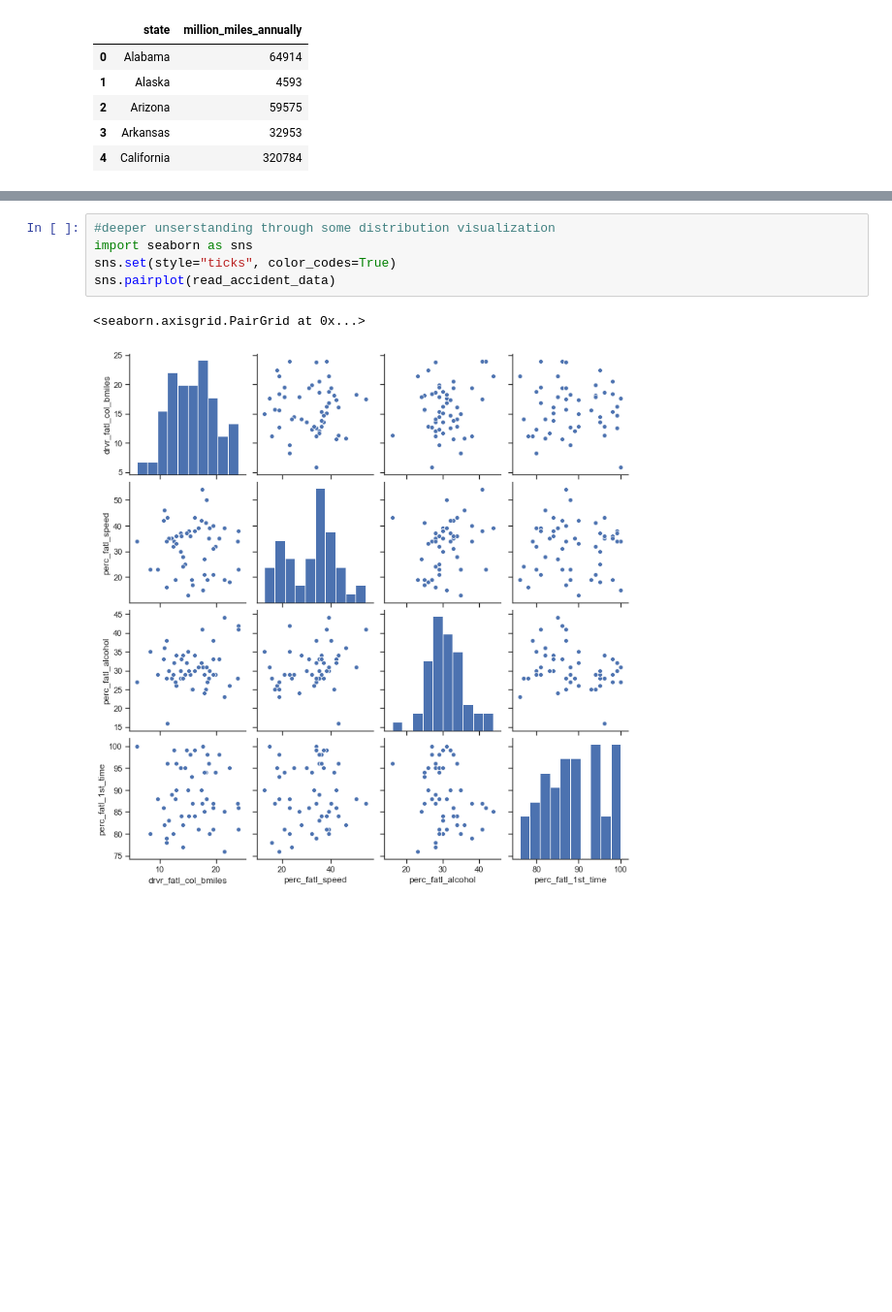
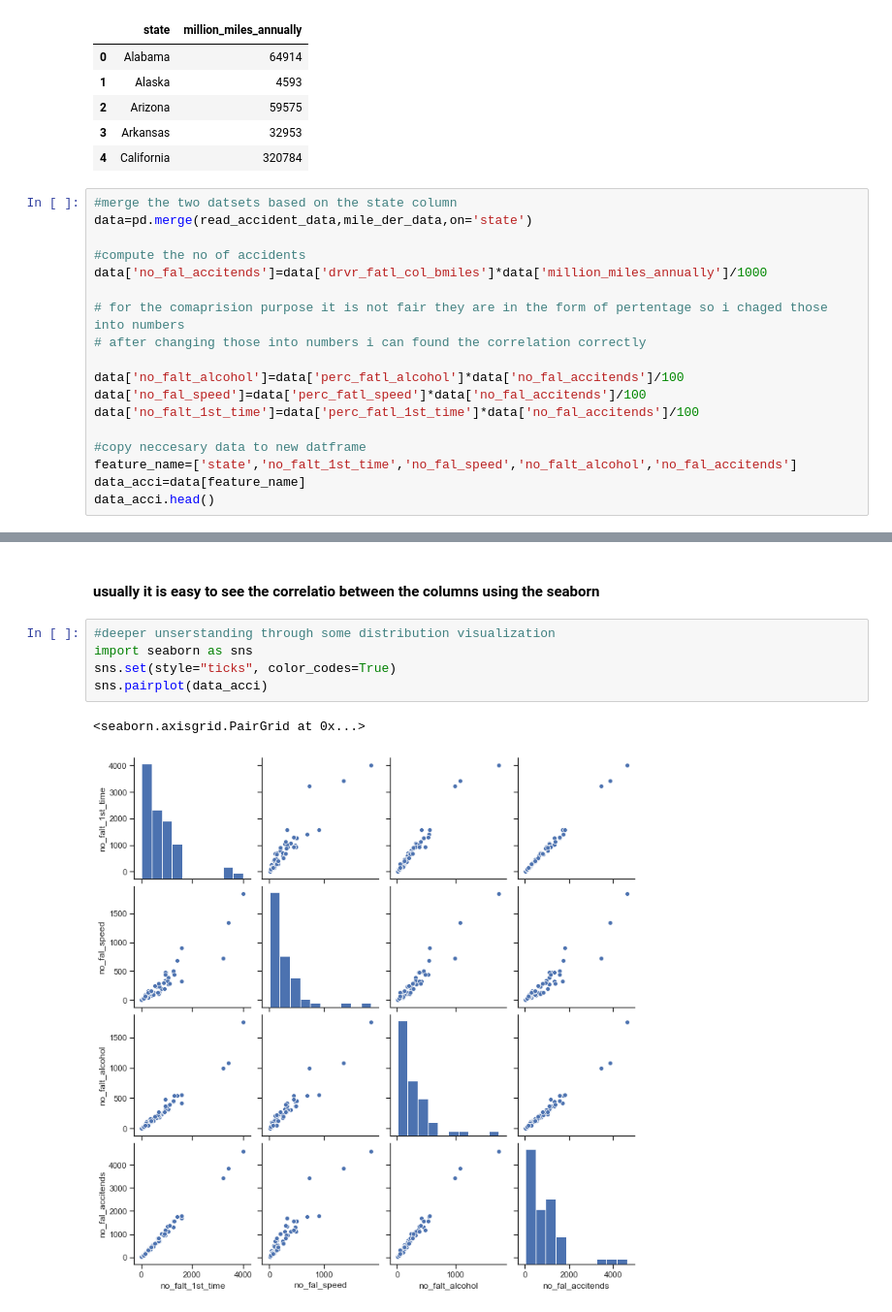
Before and after one commit to pavi-ninjaac/Data_Science_internship_program_Technocolaps_July2020, a Jupyter notebook: Final_project/final_project_technocolaps_ds.ipynb, the cells around one changed output, grey strips where cells are left out. Shown: that part at 97% size. Drawn from its saved outputs; the diff is of its cells as text; blank space fills up the shorter version.

Commit message:
changed percent to numbers

```diff
--- a/Final_project/final_project_technocolaps_ds.ipynb
+++ b/Final_project/final_project_technocolaps_ds.ipynb
@@ -26,3 +26,21 @@ mile_der_data.head()
 | 2 | Arizona | 59575 |
 | 3 | Arkansas | 32953 |
 | 4 | California | 320784 |
+# %%
+#merge the two datsets based on the state column
+data=pd.merge(read_accident_data,mile_der_data,on='state')
+
+#compute the no of accidents
+data['no_fal_accitends']=data['drvr_fatl_col_bmiles']*data['million_miles_annually']/1000
+
+# for the comaprision purpose it is not fair they are in the form of pertentage so i chaged those into numbers
+# after changing those into numbers i can found the correlation correctly
+
+data['no_falt_alcohol']=data['perc_fatl_alcohol']*data['no_fal_accitends']/100
+data['no_fal_speed']=data['perc_fatl_speed']*data['no_fal_accitends']/100
+data['no_falt_1st_time']=data['perc_fatl_1st_time']*data['no_fal_accitends']/100
+
+#copy neccesary data to new datframe
+feature_name=['state','no_falt_1st_time','no_fal_speed','no_falt_alcohol','no_fal_accitends']
+data_acci=data[feature_name]
+data_acci.head()
@@ -42,8 +67,10 @@ read_accident_data.describe()
+# %% [markdown]
+#### usually it is easy to see the correlatio between the columns using the seaborn
 # %%
 #deeper unserstanding through some distribution visualization
 import seaborn as sns
 sns.set(style="ticks", color_codes=True)
-sns.pairplot(read_accident_data)
+sns.pairplot(data_acci)
 # %% [output]
 <seaborn.axisgrid.PairGrid at 0x...>
-[figure, old version]
+[figure, new version]
```
Also changed, not shown: parts of 6 cells of this notebook.
